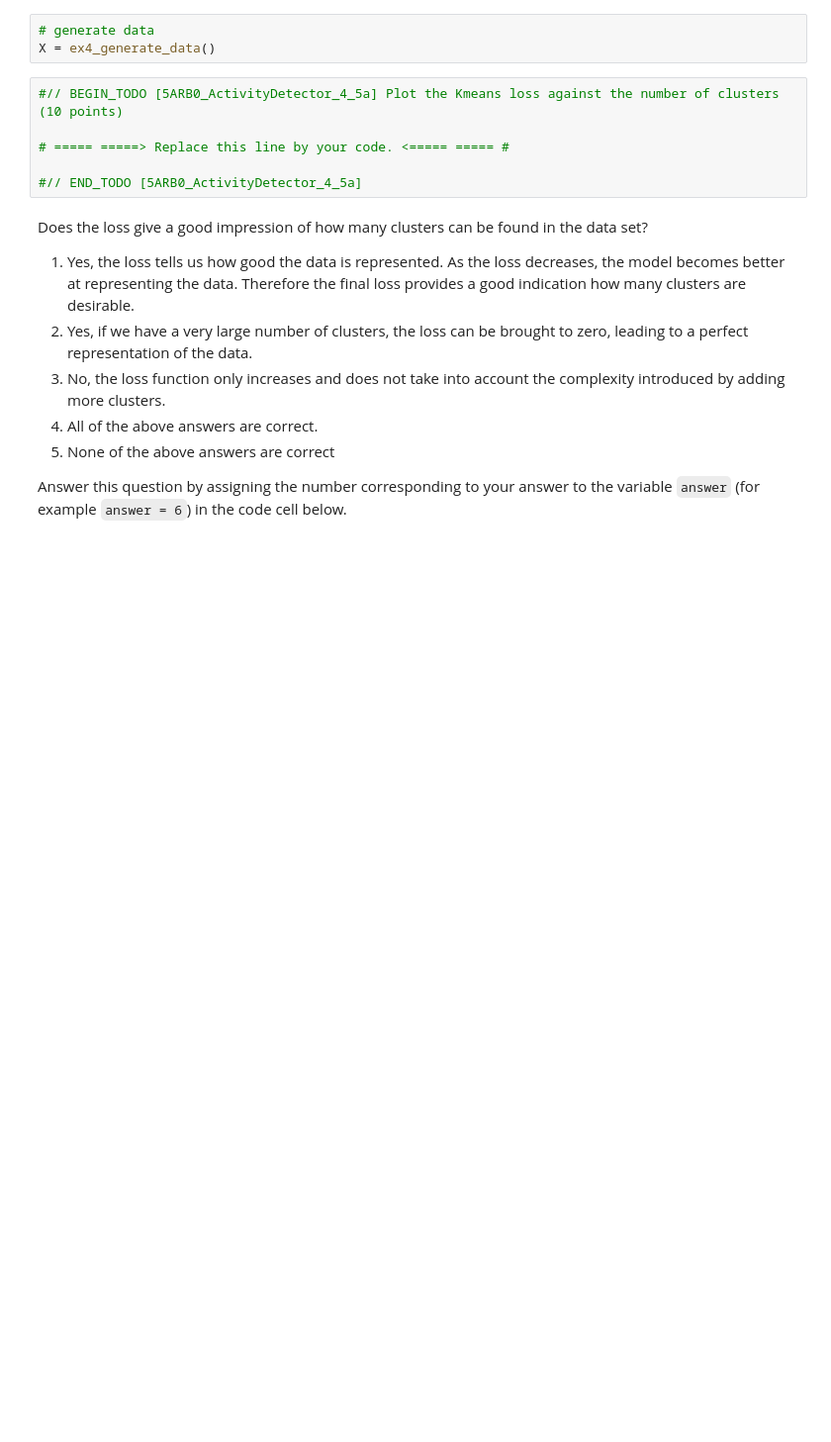
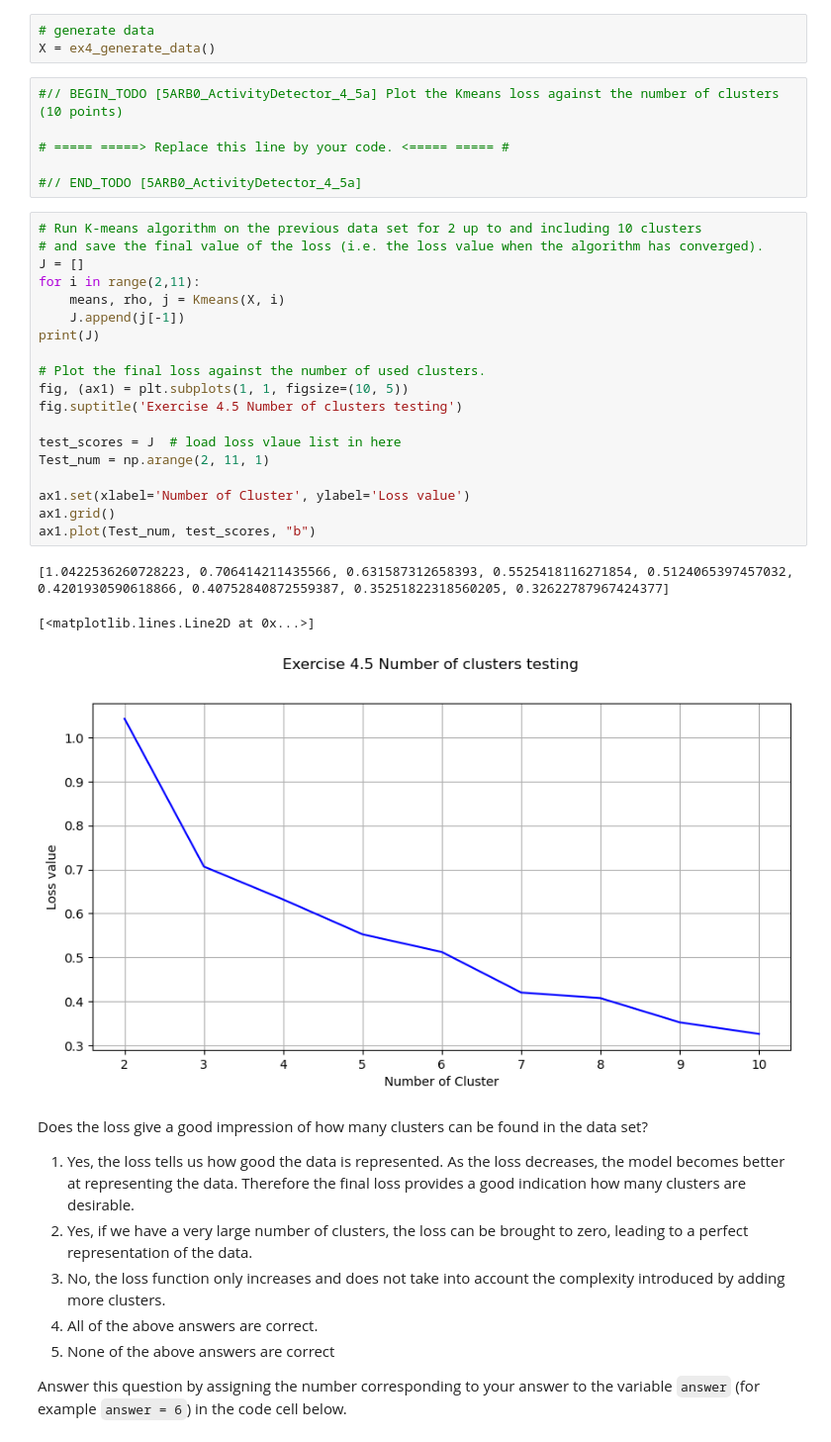
Before and after one commit to Lynch1206/5ARB0_1_1, a Jupyter notebook: activitydetector-template.ipynb, the cells around one changed output. Shown at 99% size. Cells and saved outputs as stored; diff of their text form; blank space fills up the shorter version.

```diff
--- a/activitydetector-template.ipynb
+++ b/activitydetector-template.ipynb
@@ -713,6 +705,29 @@ X = ex4_generate_data()
 # ===== =====> Replace this line by your code. <===== ===== #
 
 #// END_TODO [5ARB0_ActivityDetector_4_5a]
+# %%
+# Run K-means algorithm on the previous data set for 2 up to and including 10 clusters
+# and save the final value of the loss (i.e. the loss value when the algorithm has converged).
+J = []
+for i in range(2,11):
+    means, rho, j = Kmeans(X, i)
+    J.append(j[-1])
+print(J)
+
+# Plot the final loss against the number of used clusters.
+fig, (ax1) = plt.subplots(1, 1, figsize=(10, 5))
+fig.suptitle('Exercise 4.5 Number of clusters testing')
+
+test_scores = J  # load loss vlaue list in here
+Test_num = np.arange(2, 11, 1)
+
+ax1.set(xlabel='Number of Cluster', ylabel='Loss value')
+ax1.grid()
+ax1.plot(Test_num, test_scores, "b")
+# %% [output]
+[1.0422536260728223, 0.706414211435566, 0.631587312658393, 0.5525418116271854, 0.5124065397457032, 0.4201930590618866, 0.40752840872559387, 0.35251822318560205, 0.32622787967424377]
+[<matplotlib.lines.Line2D at 0x...>]
+[figure, added]
 # %% [markdown]
 Does the loss give a good impression of how many clusters can be found in the data set?
 
```
Also changed, not shown: parts of 6 cells of this notebook.
